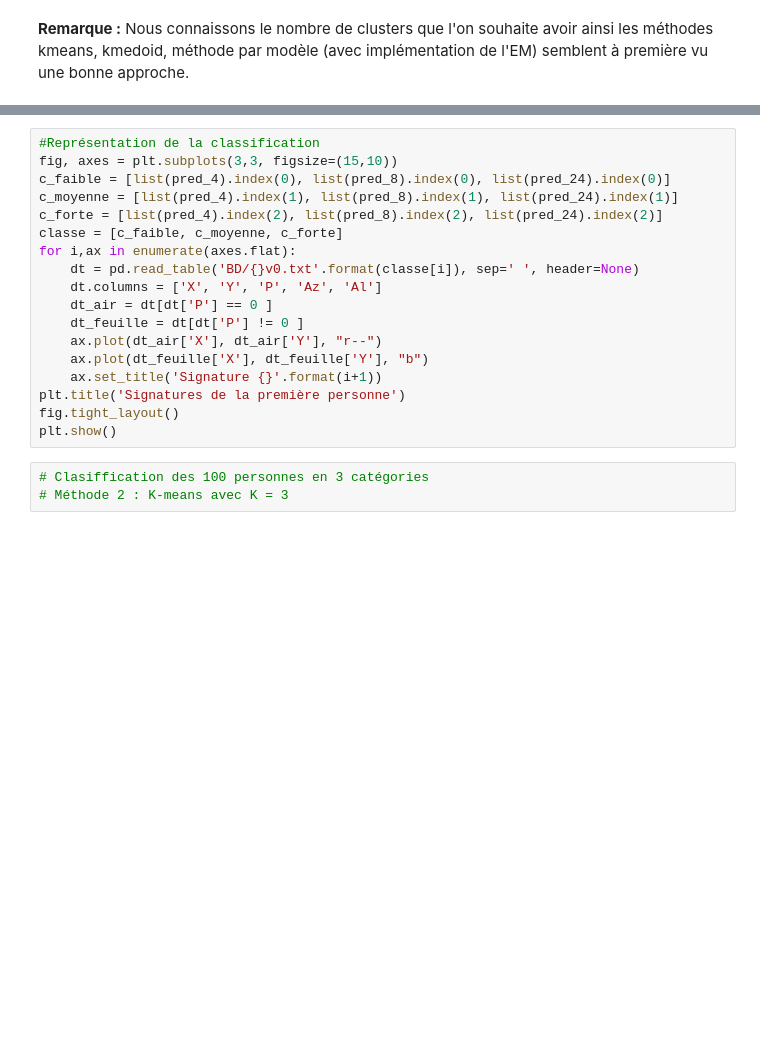
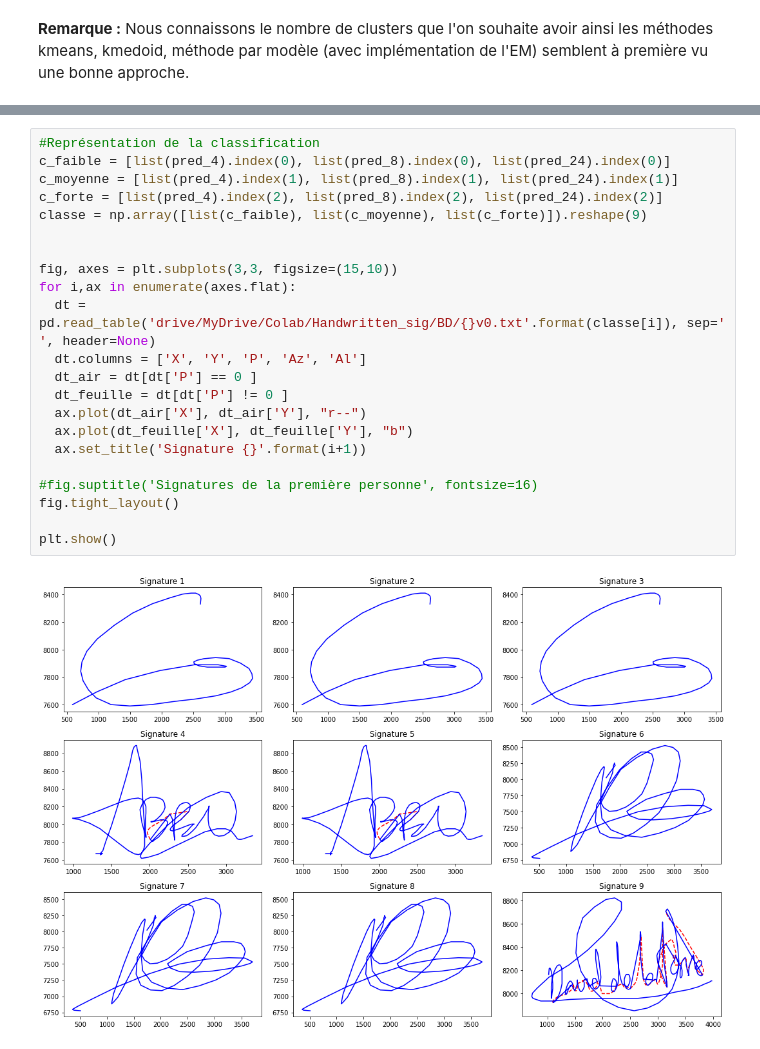
Before and after one commit to Ohm-T/Unsupervised-Classification, a Jupyter notebook: Project_2_Analysis_of_handwritten_signatures_for_identity_verification_identity_verification.ipynb, the cells around one changed output, grey strips where cells are left out. Saved outputs shown, nothing was run; the diff lists cells and outputs as text; blank space fills up the shorter version.

```diff
--- a/Project_2_Analysis_of_handwritten_signatures_for_identity_verification_identity_verification.ipynb
+++ b/Project_2_Analysis_of_handwritten_signatures_for_identity_verification_identity_verification.ipynb
@@ -169,21 +246,24 @@ tab_res.head(10)
 # %%
 #Représentation de la classification
-fig, axes = plt.subplots(3,3, figsize=(15,10))
 c_faible = [list(pred_4).index(0), list(pred_8).index(0), list(pred_24).index(0)]
 c_moyenne = [list(pred_4).index(1), list(pred_8).index(1), list(pred_24).index(1)]
 c_forte = [list(pred_4).index(2), list(pred_8).index(2), list(pred_24).index(2)]
-classe = [c_faible, c_moyenne, c_forte]
+classe = np.array([list(c_faible), list(c_moyenne), list(c_forte)]).reshape(9)
+
+
+fig, axes = plt.subplots(3,3, figsize=(15,10))
 for i,ax in enumerate(axes.flat):
-    dt = pd.read_table('BD/{}v0.txt'.format(classe[i]), sep=' ', header=None)
-    dt.columns = ['X', 'Y', 'P', 'Az', 'Al']
-    dt_air = dt[dt['P'] == 0 ]
-    dt_feuille = dt[dt['P'] != 0 ]
-    ax.plot(dt_air['X'], dt_air['Y'], "r--")
-    ax.plot(dt_feuille['X'], dt_feuille['Y'], "b")
-    ax.set_title('Signature {}'.format(i+1))
-plt.title('Signatures de la première personne')
+  dt = pd.read_table('drive/MyDrive/Colab/Handwritten_sig/BD/{}v0.txt'.format(classe[i]), sep=' ', header=None)
+  dt.columns = ['X', 'Y', 'P', 'Az', 'Al']
+  dt_air = dt[dt['P'] == 0 ]
+  dt_feuille = dt[dt['P'] != 0 ]
+  ax.plot(dt_air['X'], dt_air['Y'], "r--")
+  ax.plot(dt_feuille['X'], dt_feuille['Y'], "b")
+  ax.set_title('Signature {}'.format(i+1))
+
+#fig.suptitle('Signatures de la première personne', fontsize=16)
 fig.tight_layout()
+
 plt.show()
+# %% [output]
+[figure, added]
-# %%
-# Clasiffication des 100 personnes en 3 catégories
-# Méthode 2 : K-means avec K = 3
```
Also changed, not shown: parts of 28 cells of this notebook.
